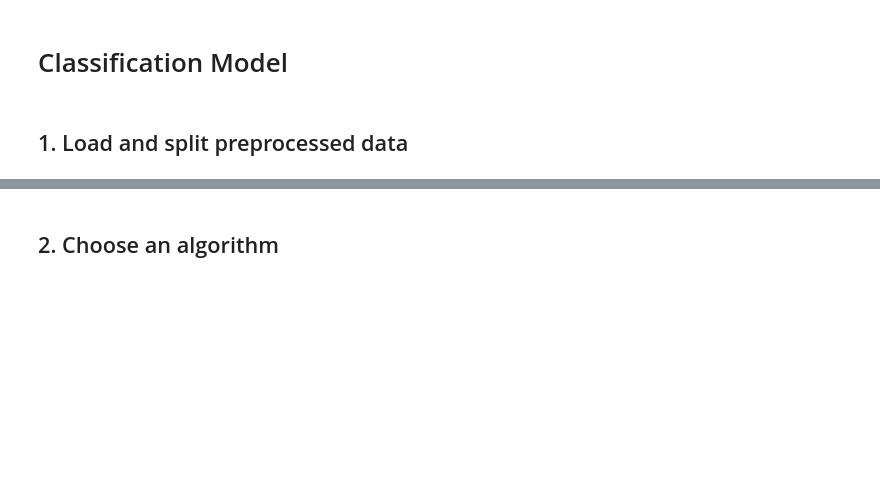
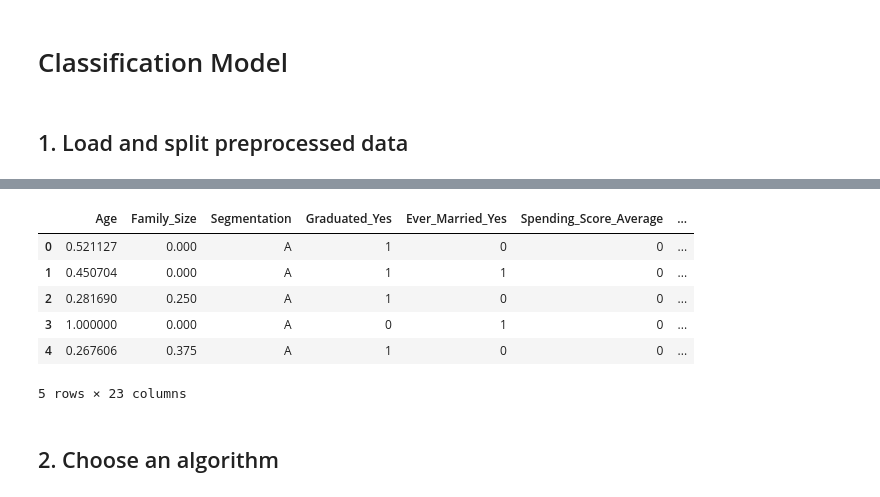
Before and after one commit to aguo921/2023-Phase-2, a Jupyter notebook: data-science/2. Training and Evaluation/part2-submission.ipynb, the cells around one changed output, grey strips where cells are left out. Cells and saved outputs as stored; diff of their text form; code cells hidden in the pictures; blank space fills up the shorter version.

```diff
--- a/data-science/2. Training and Evaluation/part2-submission.ipynb
+++ b/data-science/2. Training and Evaluation/part2-submission.ipynb
@@ -32,2 +31,14 @@ market_segmentation.head()
+# %%
+# Load preprocessed data with interaction
+market_segmentation_interaction = pd.read_csv("../1. Analysis and Preprocessing/preprocessed_datasets/market_segmentation_interaction.csv")
+market_segmentation_interaction.head()
+# %% [output]
+|  | Age | Family_Size | Segmentation | Graduated_Yes | Ever_Married_Yes | Spending_Score_Average | ... |
+| 0 | 0.521127 | 0.000 | A | 1 | 0 | 0 | ... |
+| 1 | 0.450704 | 0.000 | A | 1 | 1 | 0 | ... |
+| 2 | 0.281690 | 0.250 | A | 1 | 0 | 0 | ... |
+| 3 | 1.000000 | 0.000 | A | 0 | 1 | 0 | ... |
+| 4 | 0.267606 | 0.375 | A | 1 | 0 | 0 | ... |
+5 rows × 23 columns
 # %%
 # Get the features of the dataset
```
Also changed, not shown: parts of 11 cells of this notebook, 3 other files.
